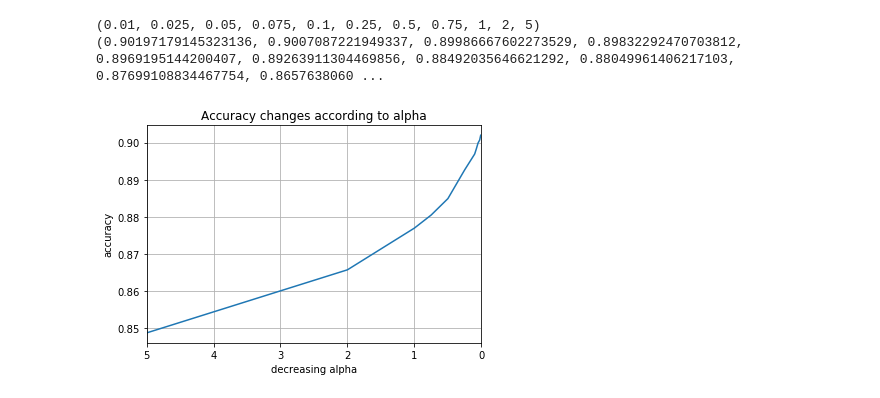
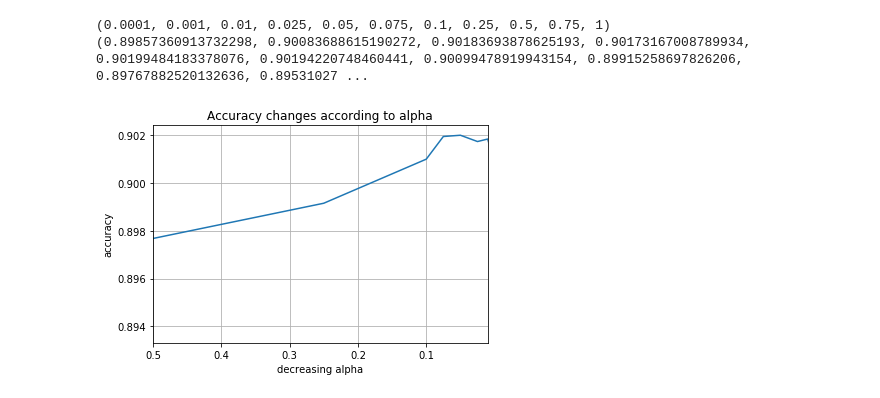
Before and after one commit to longhathuc/TextClassificationBayes, a Jupyter notebook: TextClassificationBayes.ipynb, the cells around one changed output. Cells and saved outputs as stored; diff of their text form; code cells hidden in the pictures.

```diff
--- a/TextClassificationBayes.ipynb
+++ b/TextClassificationBayes.ipynb
@@ -132,15 +107,15 @@ vectorizer = CountVectorizer()
 vectorizer.fit(train_arr)
 train_mat = vectorizer.transform(train_arr)
 print train_mat.shape
-#print train_mat
+
 test_mat = vectorizer.transform(test_arr)
 print test_mat.shape
 
-tfidf = TfidfTransformer()
-tfidf.fit(train_mat)
-train_tfmat = tfidf.transform(train_mat)
-print train_tfmat.shape
+#tfidf = TfidfTransformer()
+#tfidf.fit(train_mat)
+#train_tfmat = tfidf.transform(train_mat)
+#print train_tfmat.shape
 #print train_tfmat
-test_tfmat = tfidf.transform(test_mat)
-print test_tfmat.shape
+#test_tfmat = tfidf.transform(test_mat)
+#print test_tfmat.shape
 # %% [output]
@@ -209,0 +160,8 @@ metrics_dict = {}
+# %%
+mnb = MultinomialNB(alpha=0.01)
+k_fold = KFold(len(train_lbl), n_folds=10, shuffle=True, random_state=0)
+cross = cross_val_score(mnb, train_mat, train_lbl, cv=k_fold, n_jobs=1)
+print "Cross validation score for MultinomialNB "
+print cross
+
+print "Accuracy: %0.2f (+/- %0.2f)" % (cross.mean(), cross.std() * 2)
@@ -210,24 +185,10 @@ metrics_dict = {}
 # %%
-#'name', 'metrics'
-
-#bnb = BernoulliNB()
-#bnb_me = testClassifier(train_tfmat, train_lbl, test_tfmat, test_lbl, bnb)
-#metrics_dict.append({'name':'BernoulliNB', 'metrics':bnb_me})
-#
-#
-#gnb = GaussianNB()
-#gnb_me = testClassifier(train_tfmat.toarray(), train_lbl, test_tfmat.toarray(), test_lbl, gnb)
-#metrics_dict.append({'name':'GaussianNB', 'metrics':gnb_me})
-alpha=[5,2,1,0.75,0.5,0.25,0.1,0.075,0.05,0.025,0.01]
+#Tuning Parameter
+alpha=[1,0.75,0.5,0.25,0.1,0.075,0.05,0.025,0.01,0.001,0.0001]
 
 for a in alpha:
     print "alpha= =" + str(a)
     mnb = MultinomialNB(a)
-    mnb_me = testClassifier(train_tfmat.toarray(), train_lbl, test_tfmat.toarray(), test_lbl, mnb)
+    mnb_me = testClassifier(train_mat, train_lbl, test_mat, test_lbl, mnb)
     metrics_dict.update({a:mnb_me})
-
-#mnb = MultinomialNB(alpha=0.01)
-#mnb_me = testClassifier(train_mat.toarray(), train_lbl, test_mat.toarray(), test_lbl, mnb)
-#mnb_me = testClassifier(train_tfmat.toarray(), train_lbl, test_tfmat.toarray(), test_lbl, mnb)
-#metrics_dict.append({'name':'MultinomialNB', 'metrics':mnb_me})
 # %% [output]
@@ -343,18 +304,18 @@ classification report:
 # %%
 lists = sorted(metrics_dict.items()) # sorted by key, return a list of tuples
 x, y = zip(*lists) # unpack a list of pairs into two tuples
 print x
 print y
 plt.plot(x, y)
 plt.gca().invert_xaxis()
-plt.xlim(5, 0)  # decreasing time
+plt.xlim(0.5, 0.01)  # decreasing time
 plt.xlabel('decreasing alpha')
 plt.ylabel('accuracy')
 plt.title('Accuracy changes according to alpha')
 plt.grid(True)
 
 plt.show()
 # %% [output]
-(0.01, 0.025, 0.05, 0.075, 0.1, 0.25, 0.5, 0.75, 1, 2, 5)
-(0.90197179145323136, 0.9007087221949337, 0.89986667602273529, 0.89832292470703812, 0.8969195144200407, 0.89263911304469856, 0.88492035646621292, 0.88049961406217103, 0.87699108834467754, 0.8657638060 ...
+(0.0001, 0.001, 0.01, 0.025, 0.05, 0.075, 0.1, 0.25, 0.5, 0.75, 1)
+(0.89857360913732298, 0.90083688615190272, 0.90183693878625193, 0.90173167008789934, 0.90199484183378076, 0.90194220748460441, 0.90099478919943154, 0.89915258697826206, 0.89767882520132636, 0.89531027 ...
-[figure, old version]
+[figure, new version]
```
Also changed, not shown: parts of 13 cells of this notebook, 3 other files.
